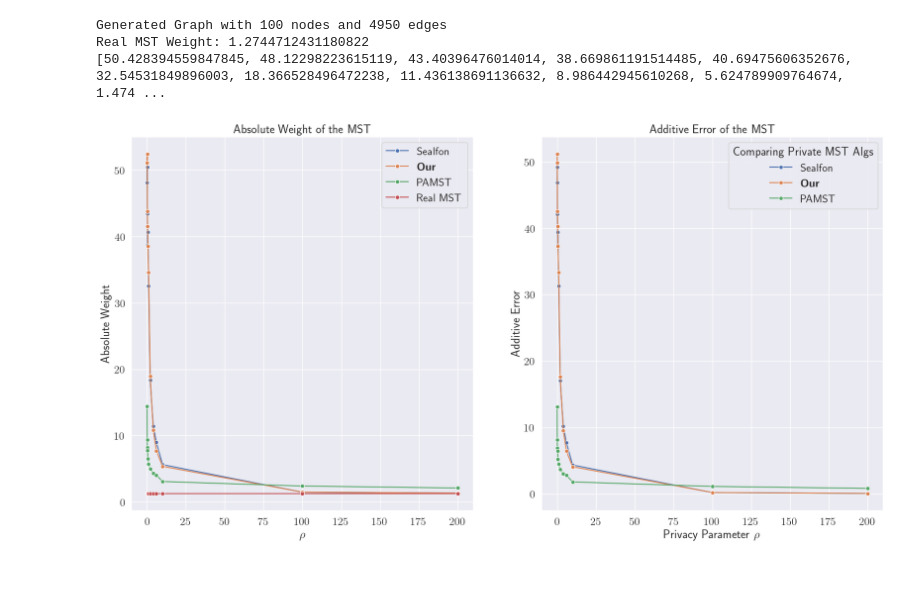
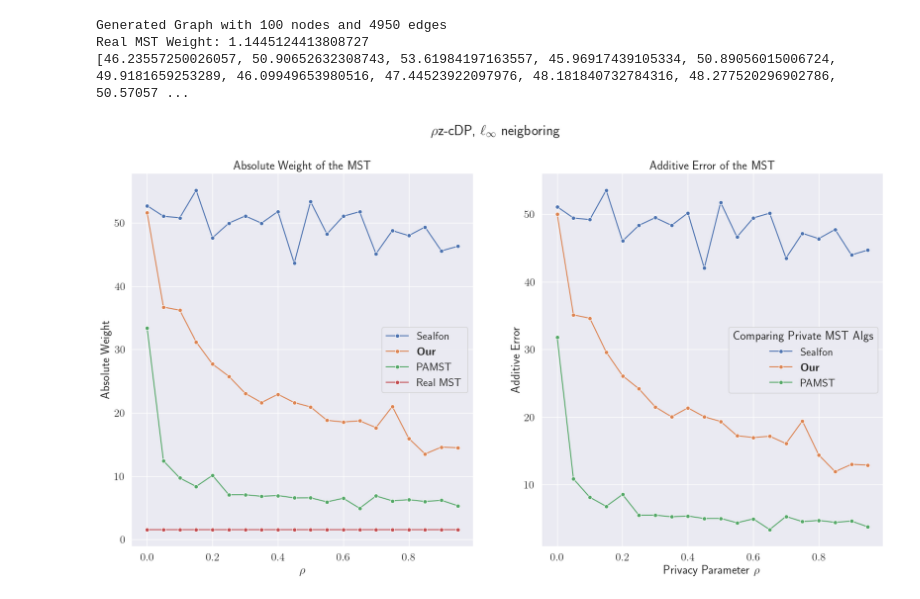
Before and after one commit to lukas681/Optimal-Private-Spanning-Trees, a Jupyter notebook: Notebooks/experiments.ipynb, the cells around one changed output. Saved outputs shown, nothing was run; the diff lists cells and outputs as text; code cells hidden in the pictures; blank space fills up the shorter version.

Commit message:
Fixed to correct noise terms

```diff
--- a/Notebooks/experiments.ipynb
+++ b/Notebooks/experiments.ipynb
@@ -10,10 +11,11 @@ from src.mst.mst_utilities import compute_real_mst_weight, generate_random_compl
 
 sns.set_theme(font_scale=1.5, rc={'text.usetex' : True})
 # %%
-# Computing Private Minimum Spanning Trees using Different Algorithms
+# Computing Private Minimum Spanning Trees using Different Algorithms, Using l_infty neighboroing relationsip
 
 # Privacy Parameters
-rho_values = [0.1,0.015,0.2,0.375,0.5,1,2,4,6,10, 100, 200]
+#rho_values = [0.1,0.015,0.2,0.375,0.5,1,2,4,6,10, 100, 200]
+rho_values = np.arange(0.0001, 1, 0.05)
 n = 100
 sensitivity = 1
 
@@ -31,7 +33,7 @@ print("Real MST Weight: " + str(real_weights[0]))
 
 pamst_weights = []
 for rho in rho_values:
-    noise_level = (2 * sensitivity * math.sqrt(n-1))/(math.sqrt(2 * rho))
+    noise_level = (2 * sensitivity * math.sqrt( (n-1)/(2 * rho))) # Should be ok
     pamst_edges = pamst(G, noise_level) # Gives an iterator which should only be executed once!
     pamst_weights += [comp_mst_weight(pamst_edges)]
 #    print("PAMST MST Weight: " + str(pamst_weight))
@@ -41,15 +43,20 @@ for rho in rho_values:
 
 sealfon_weights = []
 for rho in rho_values:
-    noise_level = 1/rho # TODO FIX LEVEL
-    sealfon_weights += [compute_input_perturbation(G, noise_level, random.gauss)]
+    noise_level = n / (2*rho)
+    gaussNoise = lambda edge_weight: edge_weight + np.random.normal(0, noise_level)
+    sealfon_weights += [compute_input_perturbation(G.copy(), gaussNoise)]
     # print("Sealfon MST Weight: " + str(weight_sealfon))
 
 ### Finally: Our Approach ###
 our_weights = []
 for rho in rho_values:
-    noise_level = 1/rho # TODO FIX LEVEL
-    our_weights += [compute_input_perturbation(G, noise_level, random.gauss)]
+    noise_level = sensitivity * math.sqrt(2*rho) / 2 * (n-1)
+    # expNoise = lambda edge_weight: (math.log(np.random.exponential(1), math.e) + noise_level * edge_weight)
+    expNoise = lambda edge_weight: (np.random.exponential(1) / np.exp(-noise_level * edge_weight))
+
+    #    expNoise = lambda noise_level, weight: 0
+    our_weights += [compute_input_perturbation(G.copy(), expNoise)]
     # print("Our MST Weight: " + str(weight_sealfon))
 
 print(sealfon_weights)
@@ -59,34 +66,35 @@ print(sealfon_weights)
 ## TODO Select Graph Classes we want to do experiments on.
 # %% [output]
 Generated Graph with 100 nodes and 4950 edges
-Real MST Weight: 1.2744712431180822
-[50.428394559847845, 48.12298223615119, 43.40396476014014, 38.669861191514485, 40.69475606352676, 32.54531849896003, 18.366528496472238, 11.436138691136632, 8.986442945610268, 5.624789909764674, 1.474 ...
+Real MST Weight: 1.1445124413808727
+[46.23557250026057, 50.90652632308743, 53.61984197163557, 45.96917439105334, 50.89056015006724, 49.9181659253289, 46.09949653980516, 47.44523922097976, 48.181840732784316, 48.277520296902786, 50.57057 ...
 # %%
 # Visualizing the results, Complete Graph
 
 fig, axs = plt.subplots(1, 2, figsize=(20, 10))  # 2x2 grid
+fig.suptitle("$\\rho $z-cDP, $\\ell_\\infty$ neigboring")
 
 # Error of the MST
 sns.lineplot(x= rho_values, y=sealfon_weights,marker='o', label="Sealfon", ax=axs[0])
 sns.lineplot(x= rho_values, y=our_weights, marker='o', label="$\\textbf{Our}$", ax=axs[0])
 sns.lineplot(x= rho_values, y=pamst_weights, marker='o', label="PAMST", ax=axs[0])
 sns.lineplot(x= rho_values, y=real_weights, marker='o', label="Real MST", ax=axs[0])
 axs[0].set_title("Absolute Weight of the MST")
 
 # Error of the MST
 sns.lineplot(x= rho_values, y=[sealfon - real for sealfon, real in zip(sealfon_weights, real_weights)] ,marker='o', label="Sealfon", ax=axs[1])
 sns.lineplot(x= rho_values, y=[ours - real for ours, real in zip(our_weights, real_weights)] , marker='o', label="$\\textbf{Our}$", ax=axs[1])
 sns.lineplot(x= rho_values, y=[pamst - real for pamst, real in zip(pamst_weights, real_weights)] , marker='o', label="PAMST", ax=axs[1])
 axs[1].set_title("Additive Error of the MST")
 axs[0].set_ylabel("Absolute Weight")
 axs[0].set_xlabel("$\\rho$")
 axs[1].set_ylabel("Additive Error")
 
 # Set plot title and labels
 # plt.title("Real MSTs")
 plt.xlabel("Privacy Parameter $\\rho$")
 # plt.ylabel("MST Weight")
 plt.legend(title = "Comparing Private MST Algs")
 plt.show()
 # %% [output]
-[figure, old version]
+[figure, new version]
```
Also changed, not shown: parts of 1 cell of this notebook, 1 other file.
